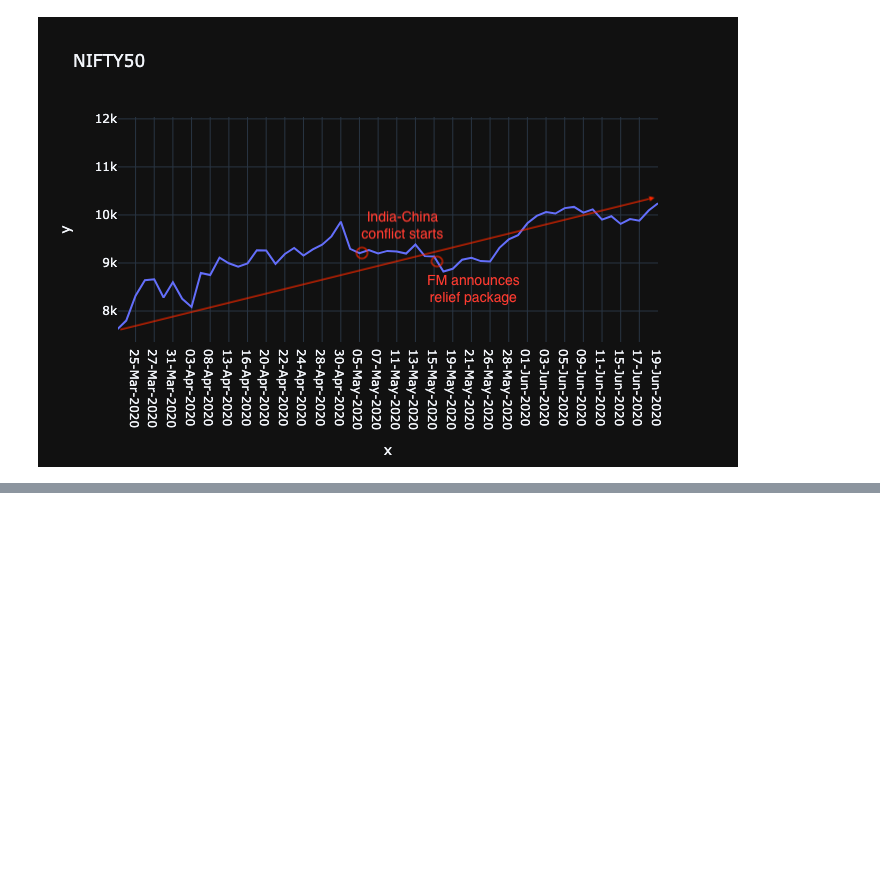
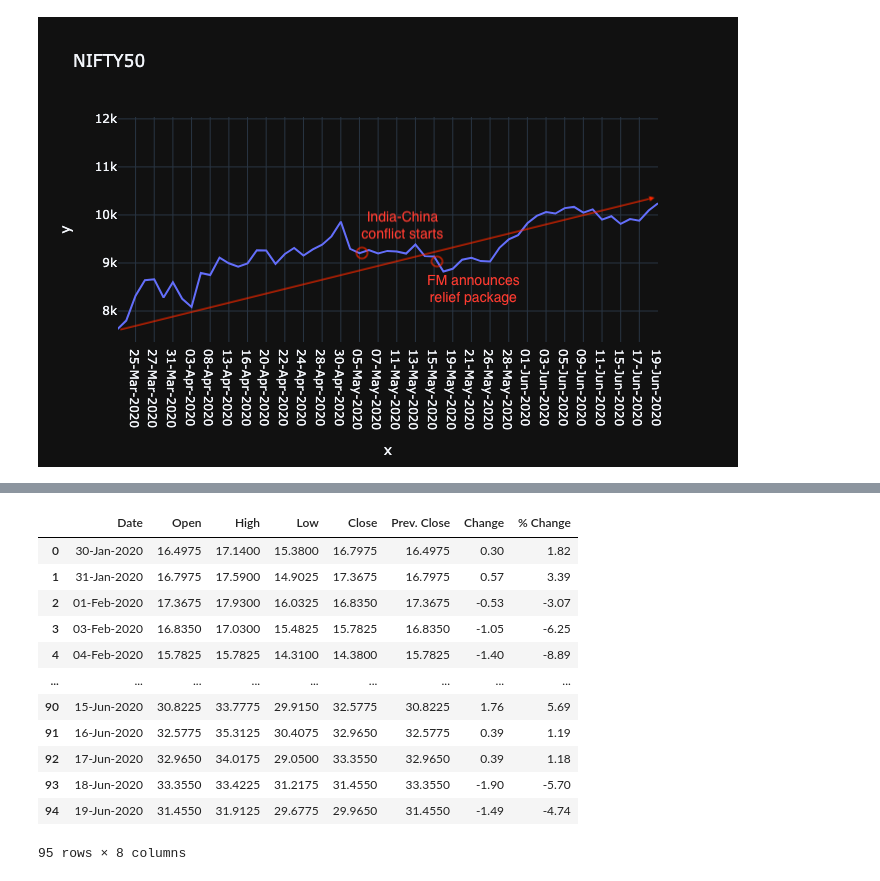
Before and after one commit to vaibhawvipul/financial-markets-analysis-2020, a Jupyter notebook: Analysis of Financial markets after 6 months of COVID-19.ipynb, the cells around one changed output, grey strips where cells are left out. Cells and saved outputs as stored; diff of their text form; code cells hidden in the pictures; blank space fills up the shorter version.

```diff
--- a/Analysis of Financial markets after 6 months of COVID-19.ipynb
+++ b/Analysis of Financial markets after 6 months of COVID-19.ipynb
@@ -426,0 +497,2 @@ Image(filename='images/nifty50-part-2.png')
+# %%
+vix_df = pd.read_csv("vix_india.csv", skipinitialspace=True)
@@ -426,0 +520,16 @@ Image(filename='images/nifty50-part-2.png')
+# %%
+vix_df
+# %% [output]
+|  | Date | Open | High | Low | Close | Prev. Close | Change | % Change |
+| 0 | 30-Jan-2020 | 16.4975 | 17.1400 | 15.3800 | 16.7975 | 16.4975 | 0.30 | 1.82 |
+| 1 | 31-Jan-2020 | 16.7975 | 17.5900 | 14.9025 | 17.3675 | 16.7975 | 0.57 | 3.39 |
+| 2 | 01-Feb-2020 | 17.3675 | 17.9300 | 16.0325 | 16.8350 | 17.3675 | -0.53 | -3.07 |
+| 3 | 03-Feb-2020 | 16.8350 | 17.0300 | 15.4825 | 15.7825 | 16.8350 | -1.05 | -6.25 |
+| 4 | 04-Feb-2020 | 15.7825 | 15.7825 | 14.3100 | 14.3800 | 15.7825 | -1.40 | -8.89 |
+| ... | ... | ... | ... | ... | ... | ... | ... | ... |
+| 90 | 15-Jun-2020 | 30.8225 | 33.7775 | 29.9150 | 32.5775 | 30.8225 | 1.76 | 5.69 |
+| 91 | 16-Jun-2020 | 32.5775 | 35.3125 | 30.4075 | 32.9650 | 32.5775 | 0.39 | 1.19 |
+| 92 | 17-Jun-2020 | 32.9650 | 34.0175 | 29.0500 | 33.3550 | 32.9650 | 0.39 | 1.18 |
+| 93 | 18-Jun-2020 | 33.3550 | 33.4225 | 31.2175 | 31.4550 | 33.3550 | -1.90 | -5.70 |
+| 94 | 19-Jun-2020 | 31.4550 | 31.9125 | 29.6775 | 29.9650 | 31.4550 | -1.49 | -4.74 |
+95 rows × 8 columns
```
Also changed, not shown: parts of 18 cells of this notebook.
